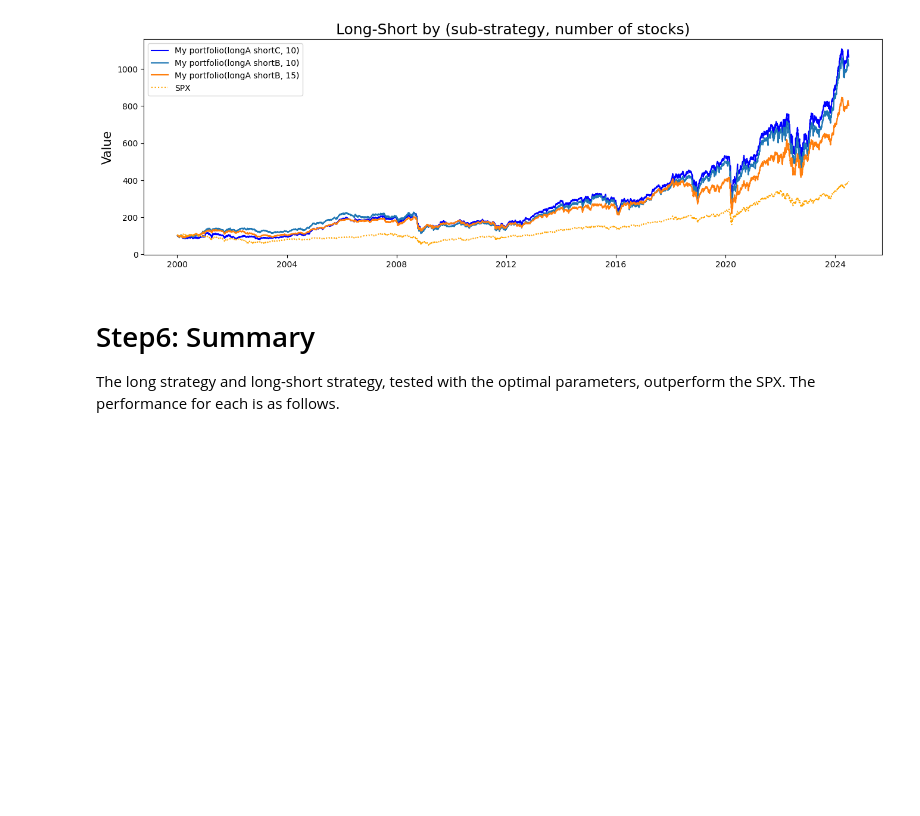
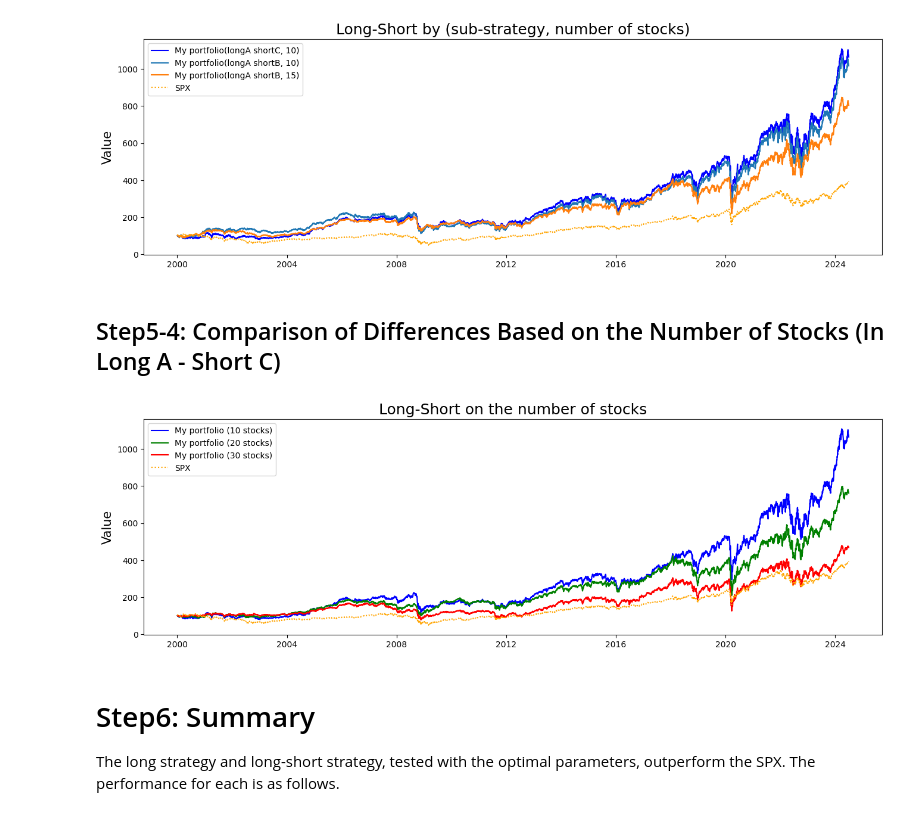
Before and after one commit to wisdomworker/Investments_2025, a Jupyter notebook: Inv_project_v2.ipynb, the cells around one changed output. Drawn from its saved outputs; the diff is of its cells as text; code cells hidden in the pictures; blank space fills up the shorter version.

Commit message:
Add files via upload
add graph

```diff
--- a/Inv_project_v2.ipynb
+++ b/Inv_project_v2.ipynb
@@ -864,6 +864,26 @@ plt.legend(loc = 'best')
 plt.show()
 # %% [output]
 [figure]
+# %% [markdown]
+## Step5-4: Comparison of Differences Based on the Number of Stocks (In Long A - Short C)
+# %%
+my_pf_ls1, my_result_ls1 = backtest_longshort(daily_price, 'A', 'C', 100, 0.005, 10)
+my_pf_ls2, my_result_ls2 = backtest_longshort(daily_price, 'A', 'C', 100, 0.005, 20)
+my_pf_ls3, my_result_ls3 = backtest_longshort(daily_price, 'A', 'C', 100, 0.005, 30)
+
+# Compare Values between  strategies
+plt.figure(figsize=(16, 16))
+plt.subplot(3,1,1)
+plt.title('Long-Short on the number of stocks',fontsize=18)
+plt.ylabel('Value', fontsize = 15)
+plt.plot(my_pf_ls1, color = 'b', label = 'My portfolio (10 stocks)')
+plt.plot(my_pf_ls2, color='g',label = 'My portfolio (20 stocks)')
+plt.plot(my_pf_ls3, color='red', label = 'My portfolio (30 stocks)')
+plt.plot(spx, color = 'orange', linestyle = ':', label = 'SPX')
+plt.legend(loc = 'best')
+plt.show()
+# %% [output]
+[figure, added]
 # %% [markdown]
 # Step6: Summary
 
```
Also changed, not shown: parts of 1 cell of this notebook.
